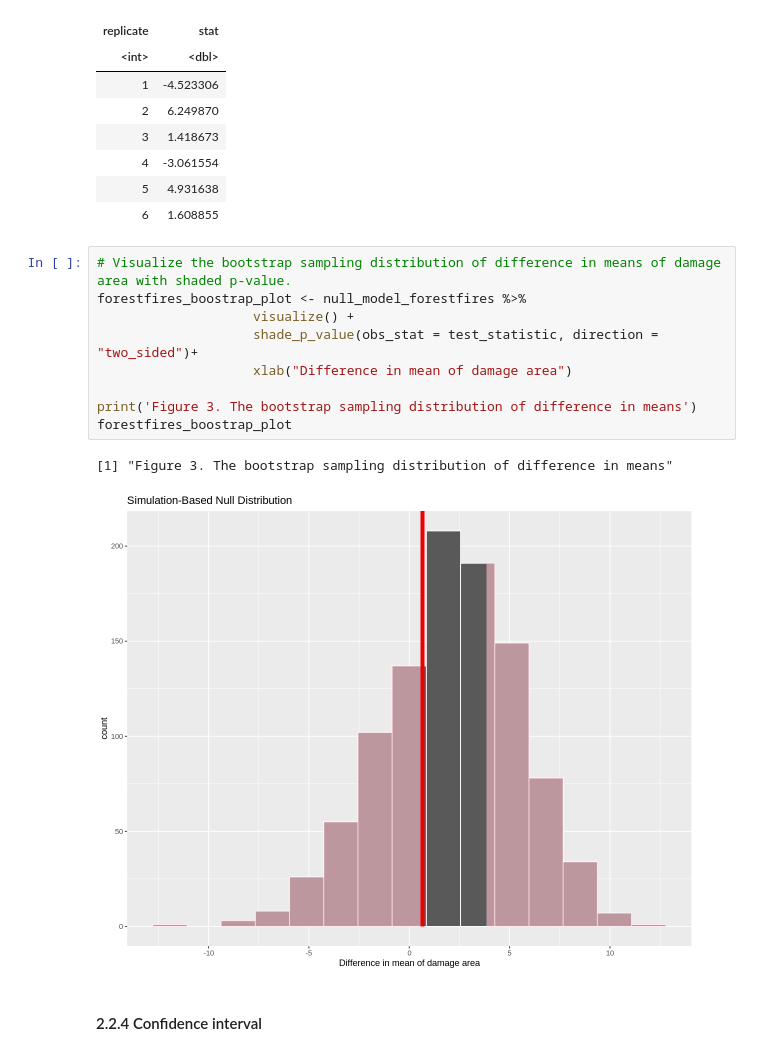
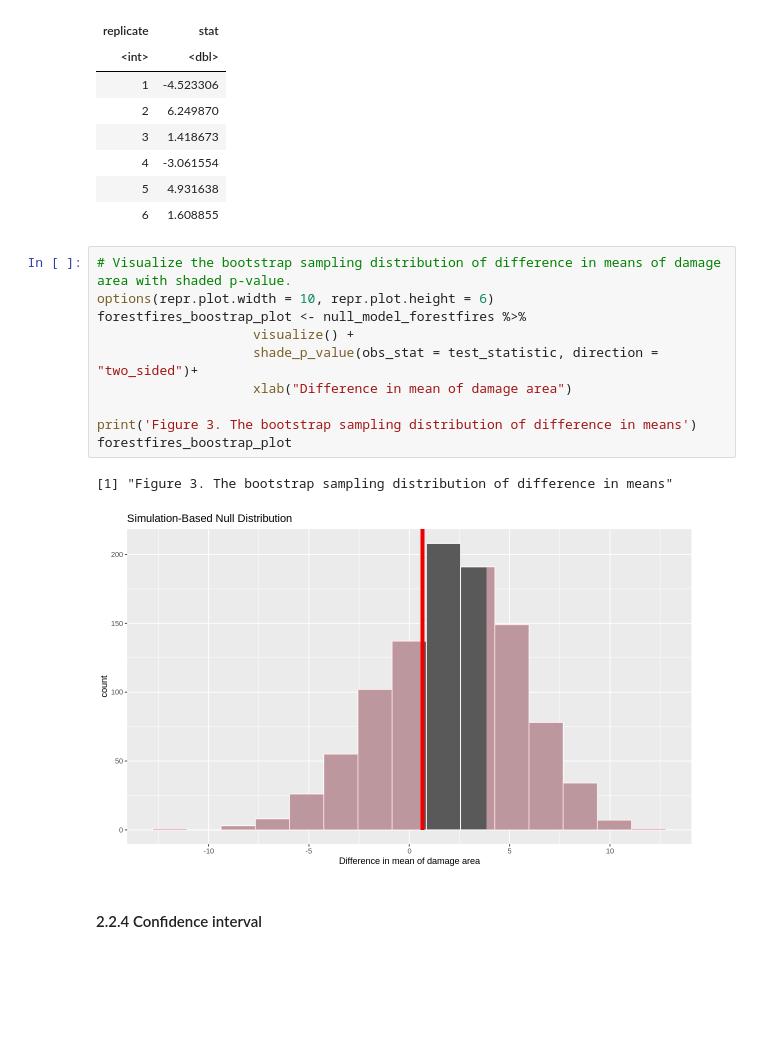
Before and after one commit to Zeeho-Lee/dsci-100-2022w2-group-36, a Jupyter notebook: Final Report.ipynb, the cells around one changed output. Saved outputs shown, nothing was run; the diff lists cells and outputs as text; blank space fills up the shorter version.

```diff
--- a/Final Report.ipynb
+++ b/Final Report.ipynb
@@ -267,16 +267,17 @@ A infer: 6 × 2
 | 6 | 1.608855 |
 # %%
 # Visualize the bootstrap sampling distribution of difference in means of damage area with shaded p-value.
+options(repr.plot.width = 10, repr.plot.height = 6)
 forestfires_boostrap_plot <- null_model_forestfires %>%
                     visualize() +
                     shade_p_value(obs_stat = test_statistic, direction = "two_sided")+
                     xlab("Difference in mean of damage area")
 
 print('Figure 3. The bootstrap sampling distribution of difference in means')
 forestfires_boostrap_plot
 # %% [output]
 [1] "Figure 3. The bootstrap sampling distribution of difference in means"
-[figure, old version]
+[figure, new version]
 # %% [markdown]
 #### 2.2.4 Confidence interval
 # %%
```
Also changed, not shown: parts of 4 cells of this notebook.
